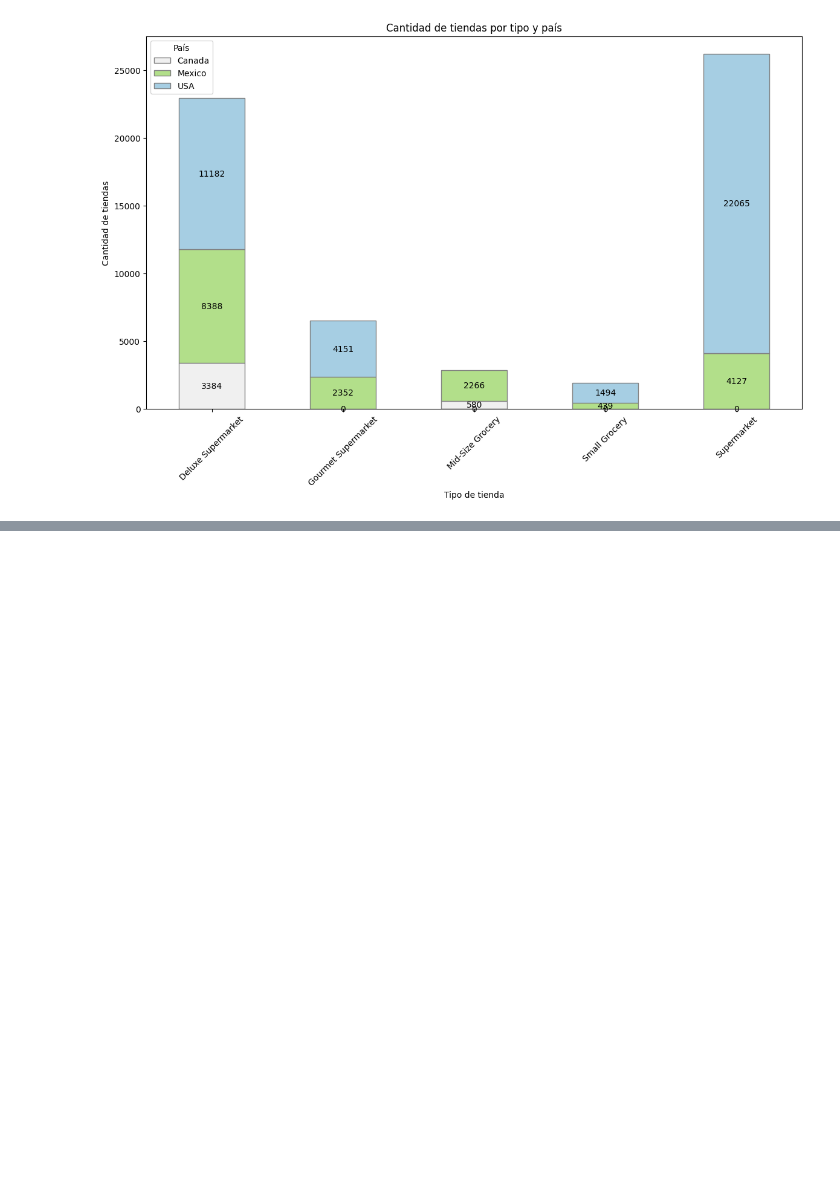
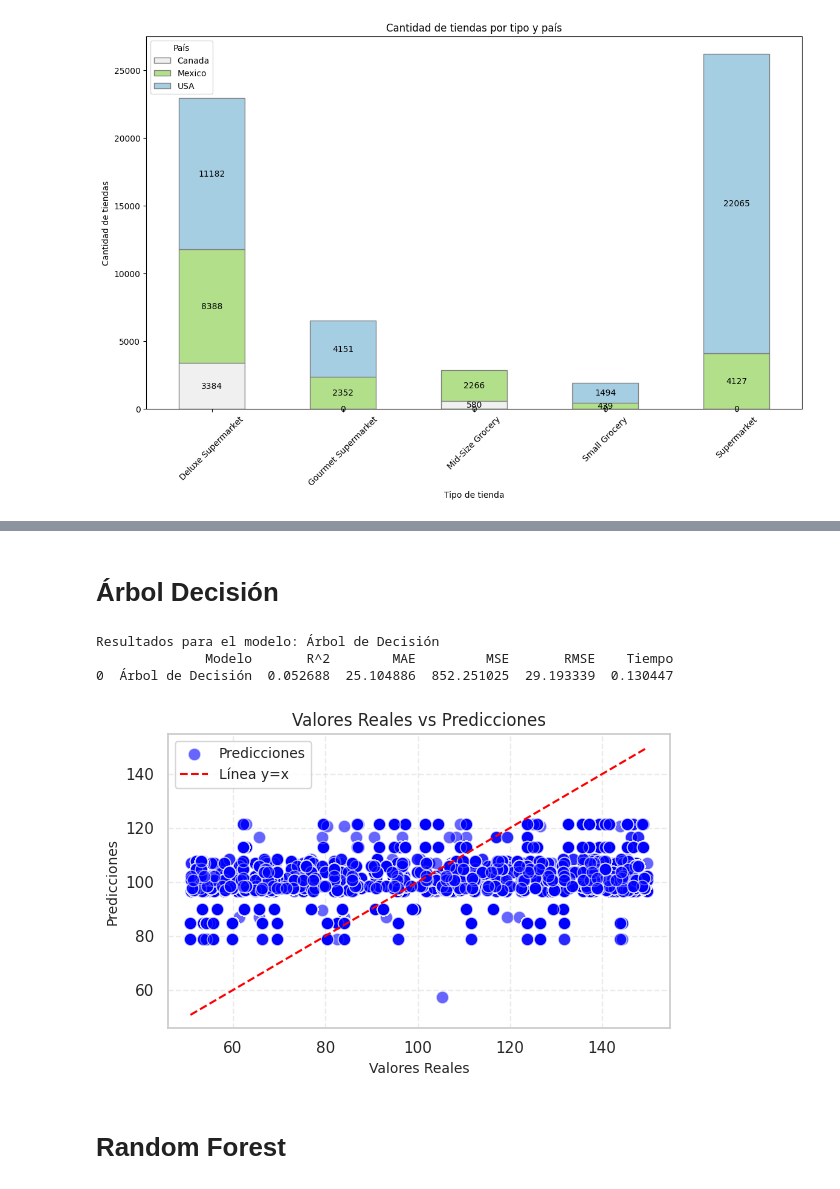
Before and after one commit to FedeSalvemini/ARCHIVOS-DA, a Jupyter notebook: Dataset_Salvemini.ipynb, the cells around one changed output, grey strips where cells are left out. Cells and saved outputs as stored; diff of their text form; code cells hidden in the pictures; blank space fills up the shorter version.

```diff
--- a/Dataset_Salvemini.ipynb
+++ b/Dataset_Salvemini.ipynb
@@ -439,0 +652,17 @@ Si bien es correcto decir que USA es el pais con mas tiendas dentro de la muestr
+# %% [markdown]
+# **Árbol Decisión**
+# %%
+modelo = DecisionTreeRegressor(
+    criterion='squared_error',
+    max_depth=5,
+    random_state=semilla
+)
+# %%
+entrenar_modelo(modelo, 'Árbol de Decisión', X_train, y_train, X_test, y_test)
+# %% [output]
+Resultados para el modelo: Árbol de Decisión
+              Modelo       R^2        MAE         MSE       RMSE    Tiempo
+0  Árbol de Decisión  0.052688  25.104886  852.251025  29.193339  0.130447
+[figure, added]
+# %% [markdown]
+# **Random Forest**
```
Also changed, not shown: parts of 39 cells of this notebook.
